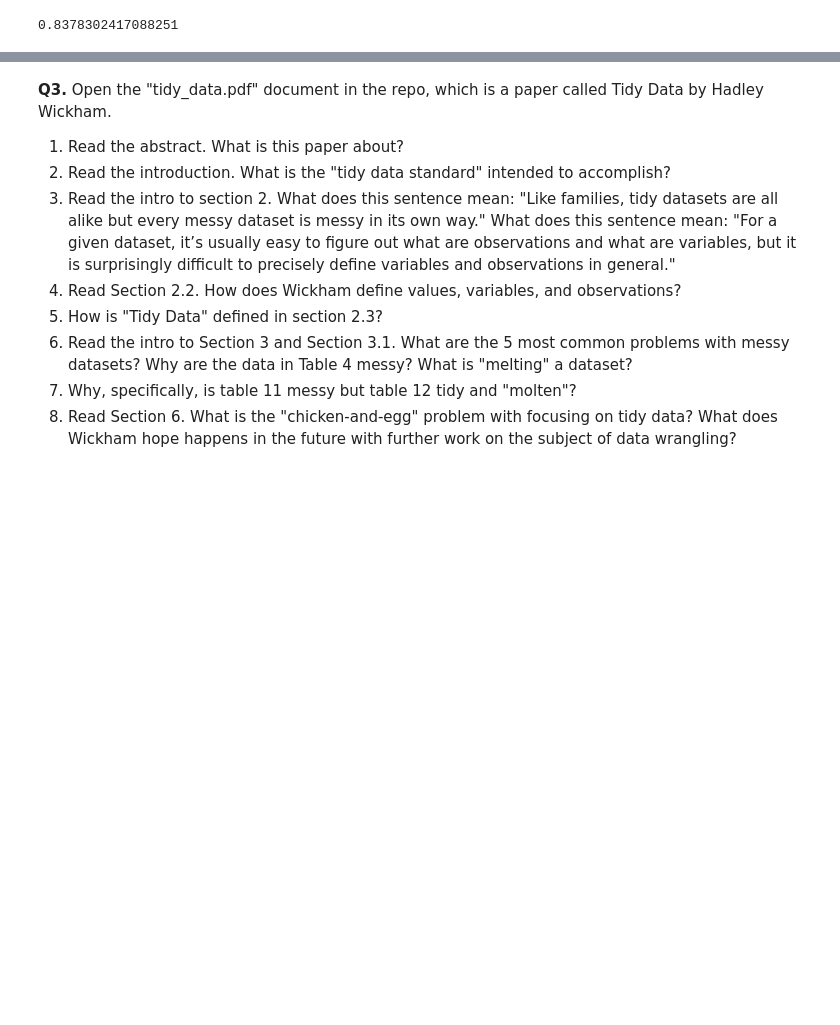
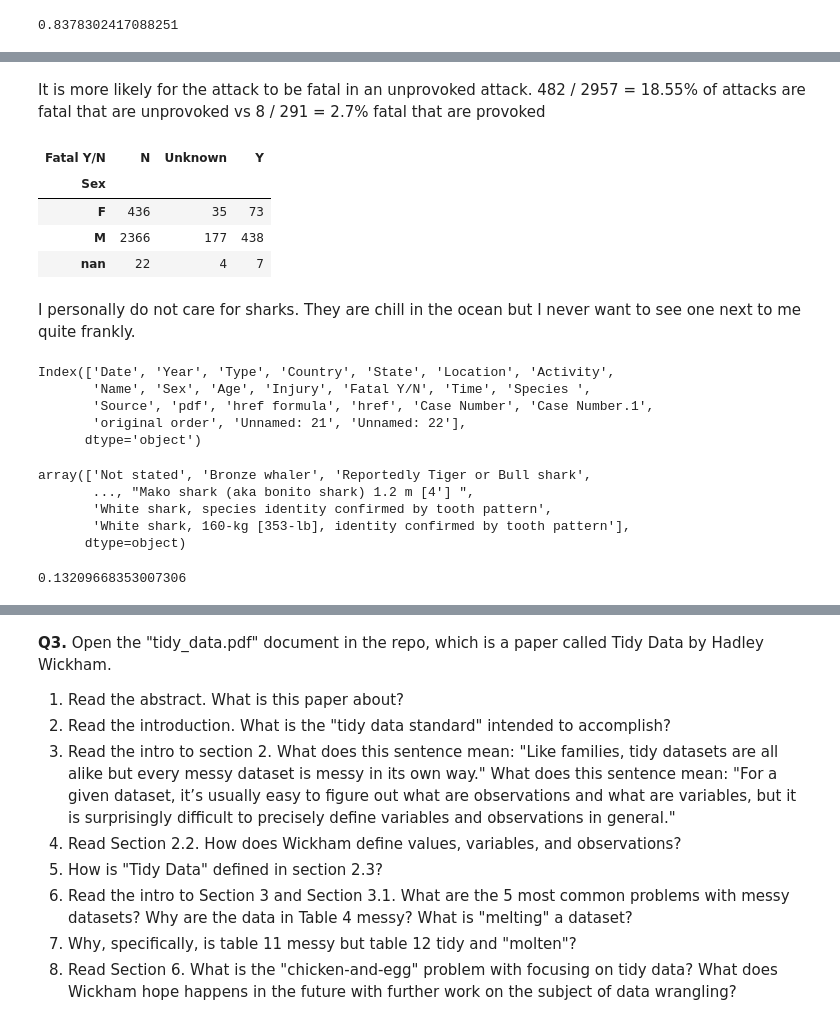
Before and after one commit to ameliavasiliu/wrangling, a Jupyter notebook: assignment/assignment.ipynb, the cells around one changed output, grey strips where cells are left out. Cells and saved outputs as stored; diff of their text form; code cells hidden in the pictures; blank space fills up the shorter version.

```diff
--- a/assignment/assignment.ipynb
+++ b/assignment/assignment.ipynb
@@ -426,0 +483,21 @@ M / len(df4['Sex']) # 83% of victims are male
+# %% [markdown]
+It is more likely for the attack to be fatal in an unprovoked attack. 482 / 2957 = 18.55% of attacks are fatal that are unprovoked vs 8 / 291 = 2.7% fatal that are provoked
+# %%
+pd.crosstab(df4["Sex"], df4["Fatal Y/N"])
+# %% [output]
+| Fatal Y/N | N | Unknown | Y |
+| Sex |  |  |  |
+| F | 436 | 35 | 73 |
+| M | 2366 | 177 | 438 |
+| nan | 22 | 4 | 7 |
+# %% [markdown]
+I personally do not care for sharks. They are chill in the ocean but I never want to see one next to me quite frankly.
+# %%
+# 9
+df4.columns
+# %% [output]
+Index(['Date', 'Year', 'Type', 'Country', 'State', 'Location', 'Activity',
+       'Name', 'Sex', 'Age', 'Injury', 'Fatal Y/N', 'Time', 'Species ',
+       'Source', 'pdf', 'href formula', 'href', 'Case Number', 'Case Number.1',
+       'original order', 'Unnamed: 21', 'Unnamed: 22'],
+      dtype='object')
@@ -426,0 +506,13 @@ M / len(df4['Sex']) # 83% of victims are male
+# %%
+df4['Species'].unique()
+# %% [output]
+array(['Not stated', 'Bronze whaler', 'Reportedly Tiger or Bull shark',
+       ..., "Mako shark (aka bonito shark) 1.2 m [4'] ",
+       'White shark, species identity confirmed by tooth pattern',
+       'White shark, 160-kg [353-lb], identity confirmed by tooth pattern'],
+      dtype=object)
+# %%
+white_sharks = df4[df4['Species'].str.contains('white', case=False, na=False)]
+len(white_sharks) / len(df4["Species"]) # 13% appeat to be by white sharks
+# %% [output]
+0.13209668353007306
```
Also changed, not shown: parts of 17 cells of this notebook.
